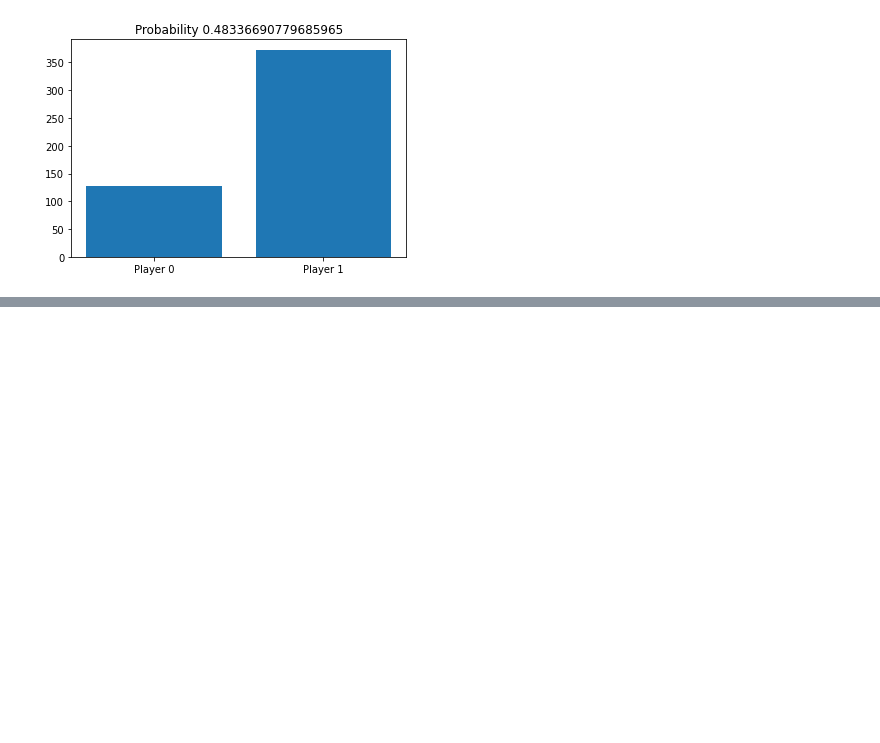
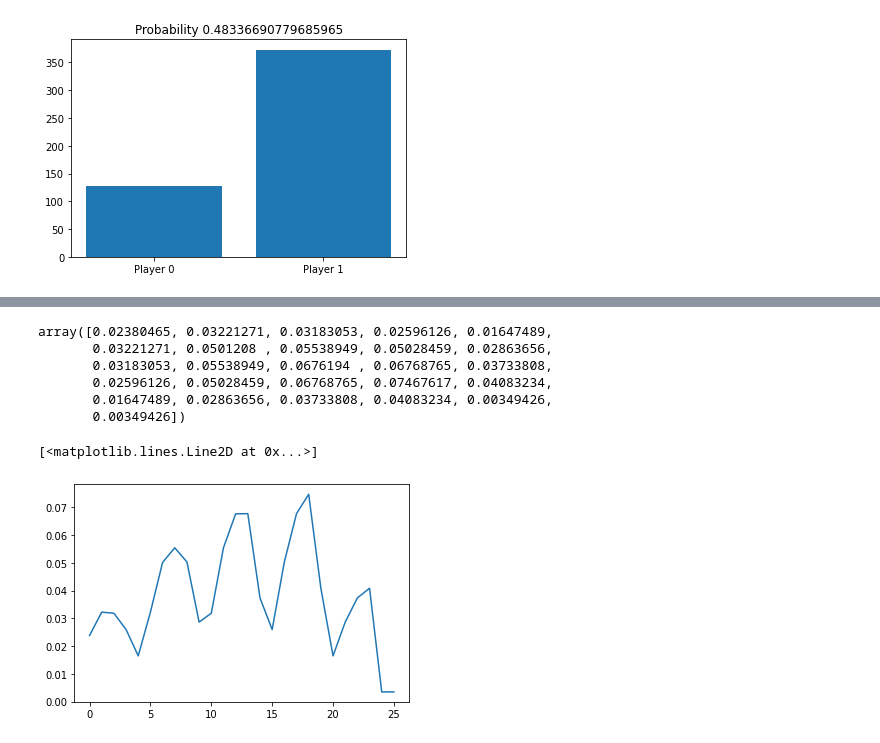
Before and after one commit to hirurana/tennis_sim, a Jupyter notebook: tennis_sim.ipynb, the cells around one changed output, grey strips where cells are left out. Saved outputs shown, nothing was run; the diff lists cells and outputs as text; code cells hidden in the pictures; blank space fills up the shorter version.

```diff
--- a/tennis_sim.ipynb
+++ b/tennis_sim.ipynb
@@ -23,7 +23,7 @@ def update_game_state(winner, g_st):
     return g_st
 # %%
 # set state updater
-def update_set_state(winner, s_st):
+def update_set_state(winner, s_st, config):
     #use each point to update the current game state
     current_game_num = list(s_st.keys())[-1]
     g_st = s_st[current_game_num]
@@ -33,6 +33,8 @@ def update_set_state(winner, s_st):
 
     #if game has been won start new game
     loser = abs(winner-1)
+
+
     if (g_st[winner] >= 4 and g_st[loser] < 3) or g_st[winner] == 5:
         #start new game
         new_game_num = 'game'+str(len(s_st)+1)
@@ -45,7 +47,6 @@ def update_match_state(winner, m_st, config):
     '''
         TODO:
         #deal with tie-breaks and advantage sets in final set
-        #determine if match has been won
         #allow configuration to other formats
     '''
 
@@ -56,7 +57,7 @@ def update_match_state(winner, m_st, config):
     loser = abs(winner-1)
 
     #simulate a single point in a game in a set
-    s_st, cg_score = update_set_state(winner, s_st)
+    s_st, cg_score = update_set_state(winner, s_st, config)
 
     #calculate set score
     game_scores = [g.index(max(g)) for g in list(s_st.values()) if max(g) >= 4] #only check compeleted matches
@@ -241,0 +245,12 @@ plt.show()
+# %%
+import numpy as np
+
+# P = np.array([[0.9262, 0.0385, 0.01, 0.0253],
+#               [0.01, 0.94, 0.01, 0.04],
+#               [0.01, 0.035, 0.92, 0.04],
+#               [0.035, 0.035, 0.035, 0.895]])
+def calc_stationary_dist(P):
+  P_row_size = P.shape[0]
+  A=np.append(np.transpose(P)-np.identity(P_row_size),[[1]*P_row_size],axis=0)
+  pi=np.transpose(np.array([0]*P_row_size+[1]))
+  return np.linalg.solve(np.transpose(A).dot(A), np.transpose(A).dot(pi))
@@ -241,0 +323,18 @@ plt.show()
+# %%
+prob_dist = calc_stationary_dist(P)
+prob_dist
+# %% [output]
+array([0.02380465, 0.03221271, 0.03183053, 0.02596126, 0.01647489,
+       0.03221271, 0.0501208 , 0.05538949, 0.05028459, 0.02863656,
+       0.03183053, 0.05538949, 0.0676194 , 0.06768765, 0.03733808,
+       0.02596126, 0.05028459, 0.06768765, 0.07467617, 0.04083234,
+       0.01647489, 0.02863656, 0.03733808, 0.04083234, 0.00349426,
+       0.00349426])
+# %%
+import matplotlib.pyplot as plt
+from scipy.interpolate import UnivariateSpline
+
+plt.plot(prob_dist)
+# %% [output]
+[<matplotlib.lines.Line2D at 0x...>]
+[figure, added]
```
Also changed, not shown: parts of 3 cells of this notebook.
